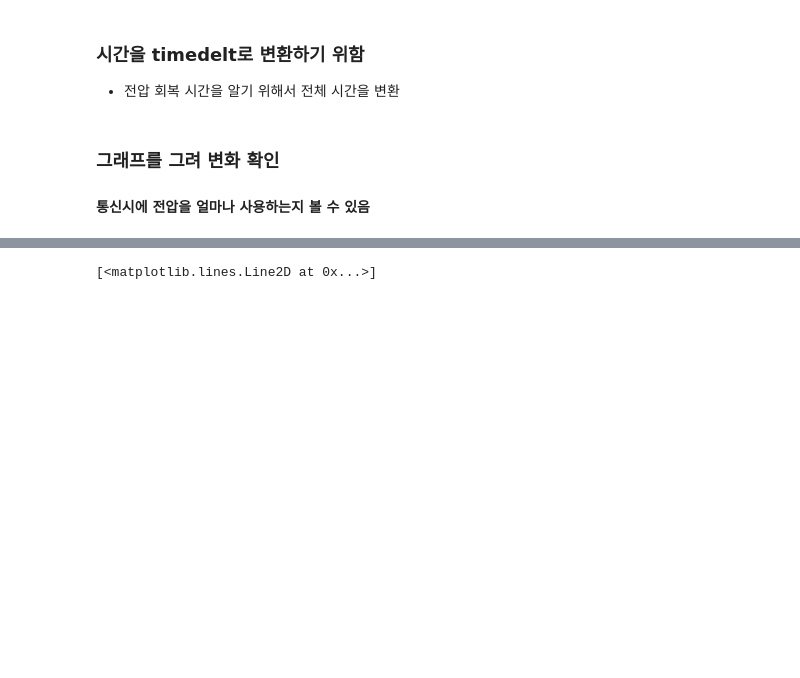
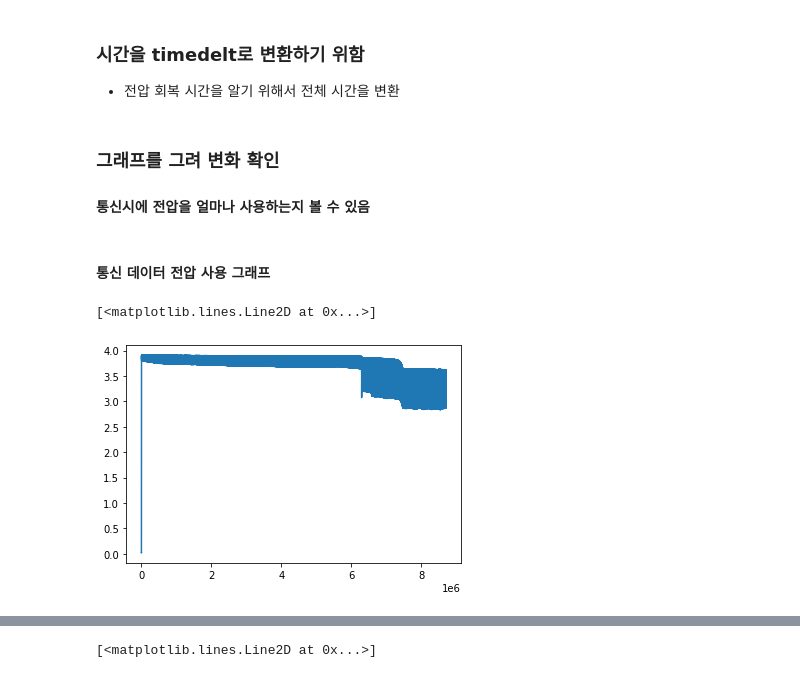
Before and after one commit to minD9it/Battery, a Jupyter notebook: DataAnalysis_DODI.ipynb, the cells around one changed output, grey strips where cells are left out. Drawn from its saved outputs; the diff is of its cells as text; code cells hidden in the pictures; blank space fills up the shorter version.

```diff
--- a/DataAnalysis_DODI.ipynb
+++ b/DataAnalysis_DODI.ipynb
@@ -209,3 +215,10 @@ recovery_time = np.array(parsing_date).reshape(recovery_time.shape[0], 2)
 # %% [markdown]
 ### 그래프를 그려 변화 확인
 #### 통신시에 전압을 얼마나 사용하는지 볼 수 있음
+# %% [markdown]
+#### 통신 데이터 전압 사용 그래프
+# %%
+plt.plot(data['Voltage(V)'])
+# %% [output]
+[<matplotlib.lines.Line2D at 0x...>]
+[figure, added]
```
Also changed, not shown: parts of 10 cells of this notebook.
